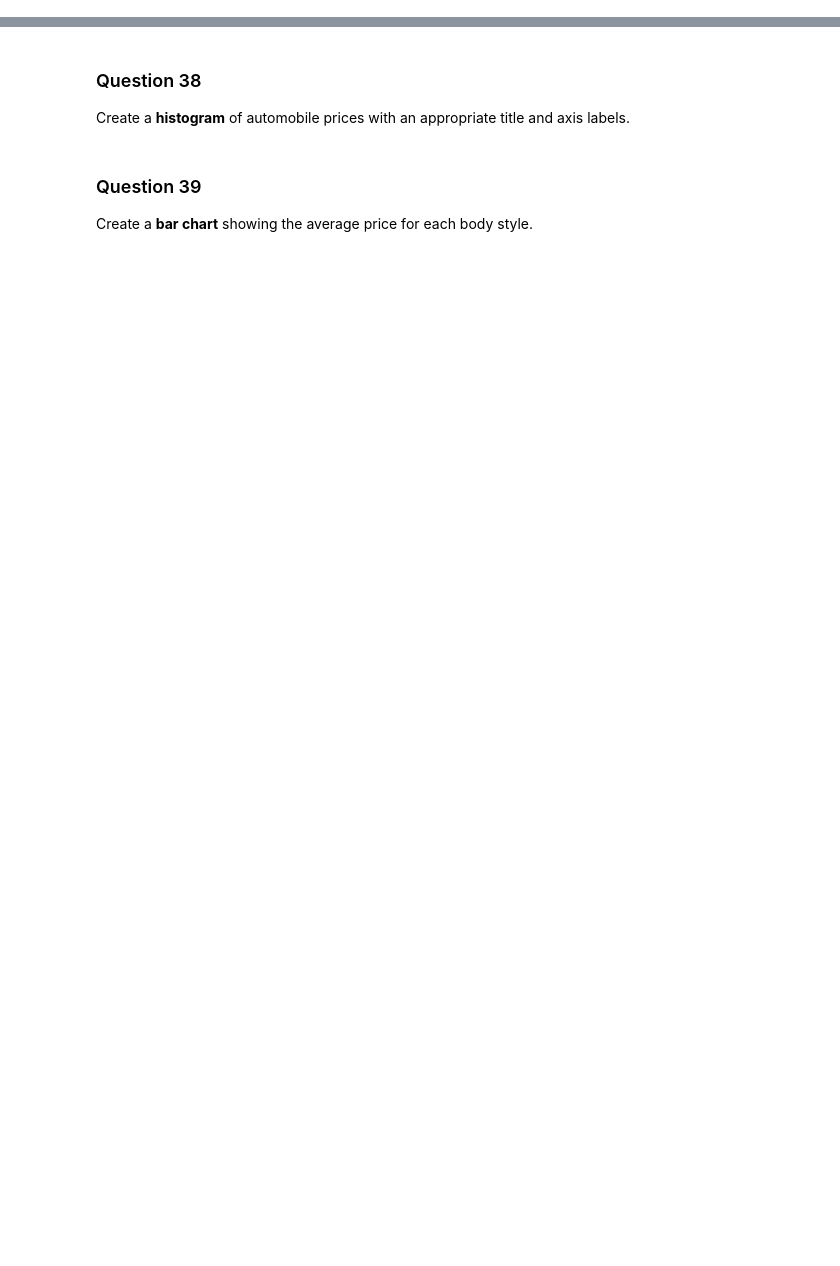
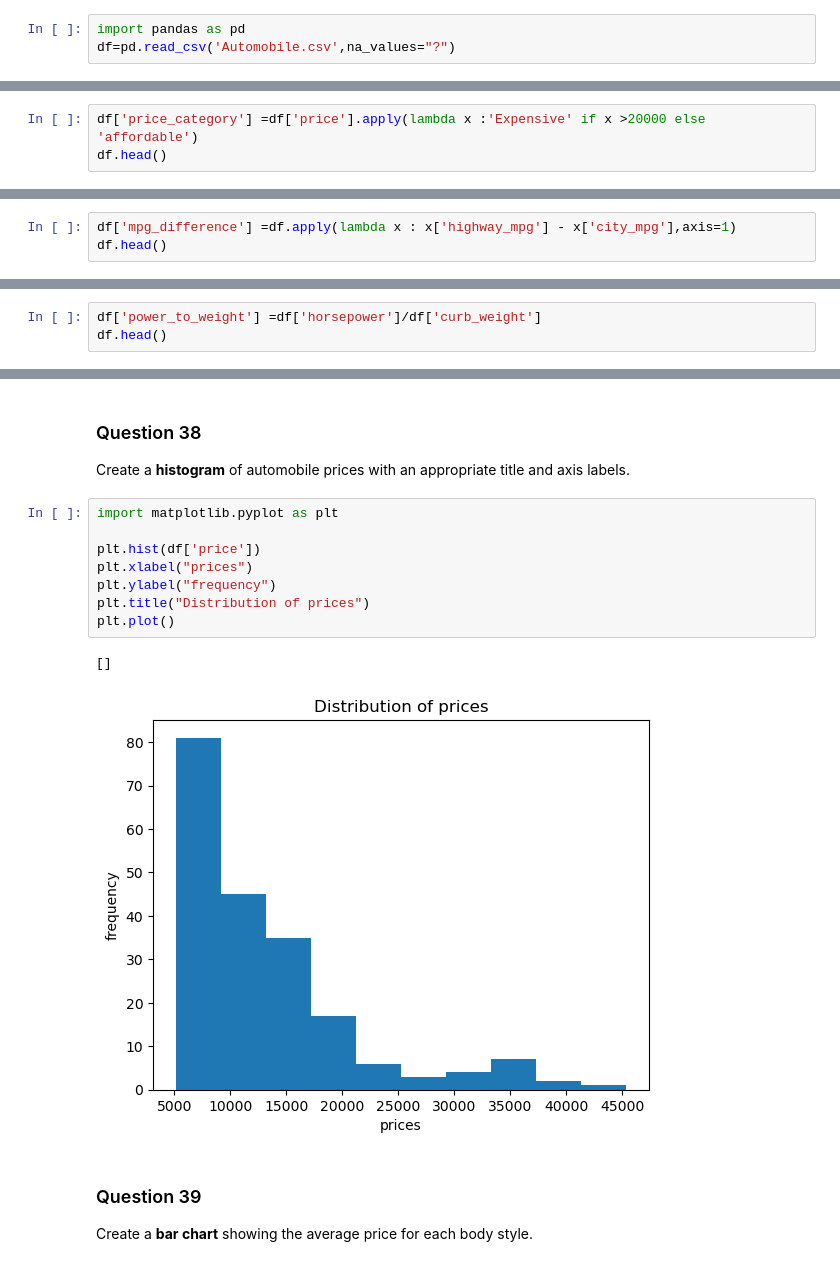
Before and after one commit to sumitshinde4585/Liha-tech-Assignments, a Jupyter notebook: Data-Science-Assignments-main/Assignment 3/Automobile_Beginner_to_Intermediate_Pandas_Practice.ipynb, the cells around one changed output, grey strips where cells are left out. Drawn from its saved outputs; the diff is of its cells as text; blank space fills up the shorter version.

```diff
--- a/Data-Science-Assignments-main/Assignment 3/Automobile_Beginner_to_Intermediate_Pandas_Practice.ipynb
+++ b/Data-Science-Assignments-main/Assignment 3/Automobile_Beginner_to_Intermediate_Pandas_Practice.ipynb
@@ -52,6 +52,9 @@ By completing this assignment, you will practice a complete beginner-to-intermed
 # %% [markdown]
 ### Question 1
 Import the Pandas library using the alias `pd` and read **Automobile.csv** into a DataFrame named `df`. Use `na_values='?'` so question marks are treated as missing values.
+# %%
+import pandas as pd
+df=pd.read_csv('Automobile.csv',na_values="?")
 # %% [markdown]
 ### Question 2
 Display the first **5 rows** of the dataset.
@@ -163,3 +572,6 @@ Determine which manufacturer has the **highest average horsepower** among manufa
 # %% [markdown]
 ### Question 34
 Create a new column named **price_category** using `apply()` with a `lambda` function. Store `Expensive` when `price` is greater than or equal to 20,000; otherwise store `Affordable`.
+# %%
+df['price_category'] =df['price'].apply(lambda x :'Expensive' if x >20000 else 'affordable')
+df.head()
@@ -166,3 +586,6 @@ Create a new column named **price_category** using `apply()` with a `lambda` fun
 # %% [markdown]
 ### Question 35
 Create a new column named **mpg_difference** by subtracting `city_mpg` from `highway_mpg`.
+# %%
+df['mpg_difference'] =df.apply(lambda x : x['highway_mpg'] - x['city_mpg'],axis=1)
+df.head()
@@ -169,3 +600,6 @@ Create a new column named **mpg_difference** by subtracting `city_mpg` from `hig
 # %% [markdown]
 ### Question 36
 Create a new column named **power_to_weight** by dividing `horsepower` by `curb_weight`.
+# %%
+df['power_to_weight'] =df['horsepower']/df['curb_weight']
+df.head()
@@ -177,6 +638,17 @@ Create a correlation matrix for **price, horsepower, engine_size, curb_weight, c
 # %% [markdown]
 ### Question 38
 Create a **histogram** of automobile prices with an appropriate title and axis labels.
+# %%
+import matplotlib.pyplot as plt
+
+plt.hist(df['price'])
+plt.xlabel("prices")
+plt.ylabel("frequency")
+plt.title("Distribution of prices")
+plt.plot()
+# %% [output]
+[]
+[figure, added]
 # %% [markdown]
 ### Question 39
 Create a **bar chart** showing the average price for each body style.
```
Also changed, not shown: parts of 38 cells of this notebook, 1 other file.
